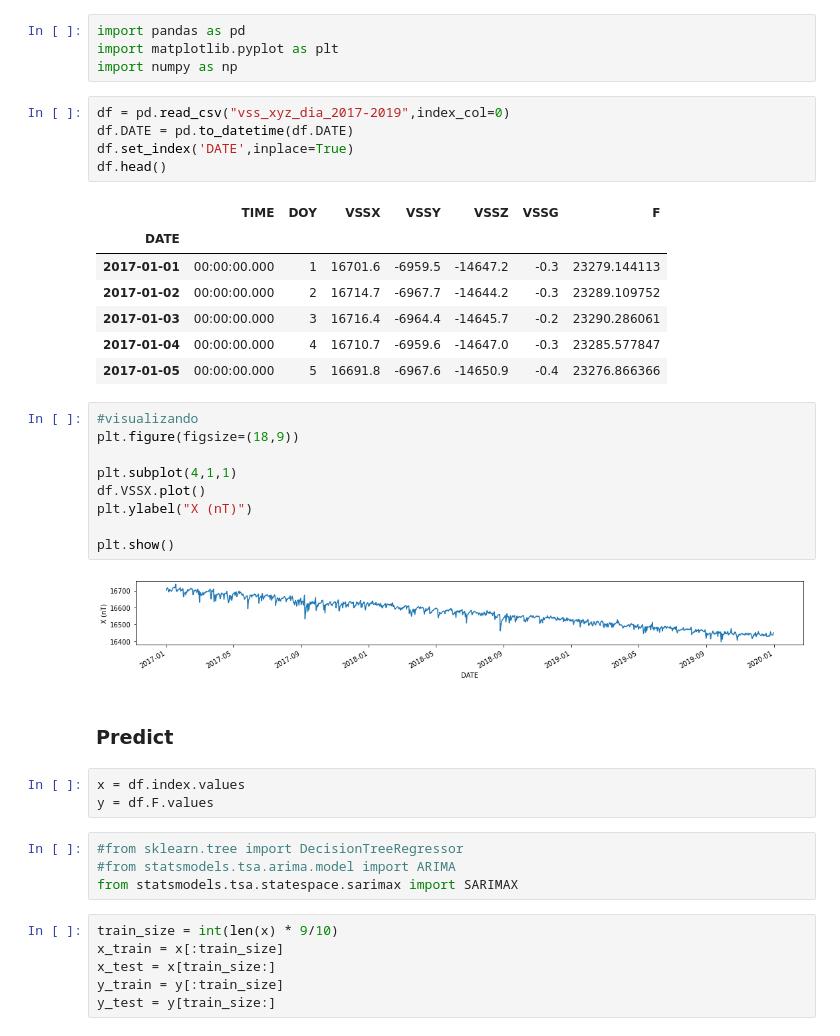
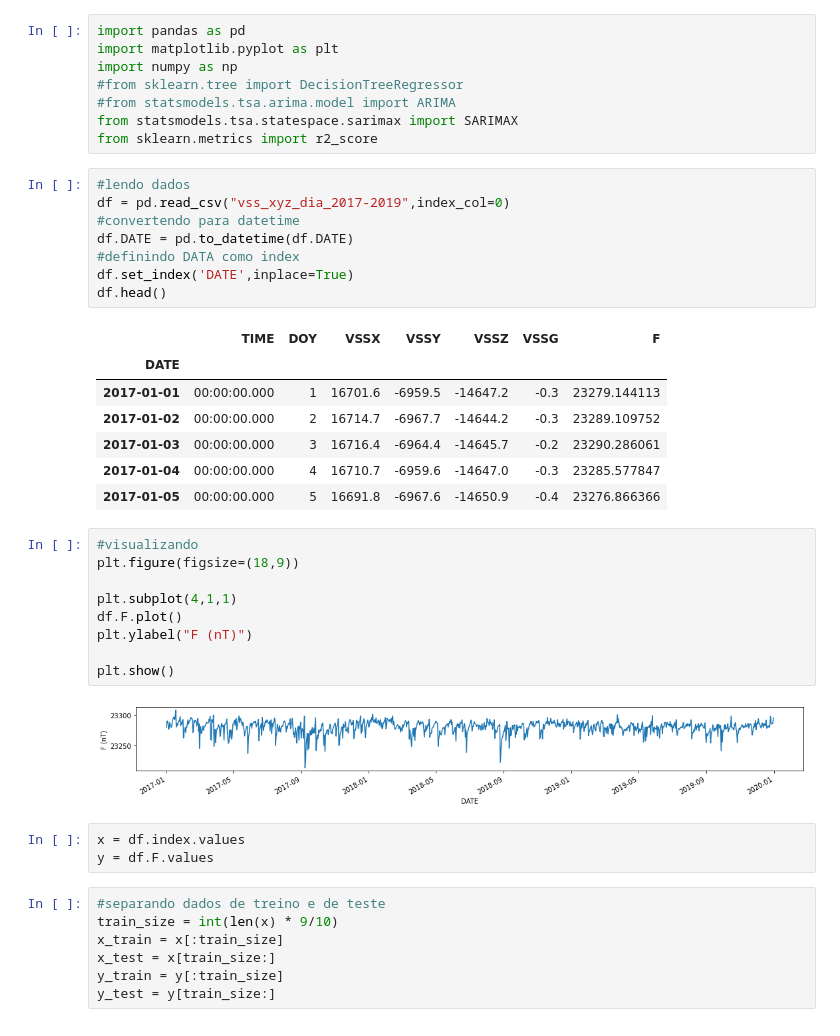
Before and after one commit to gdssouza/VSS_prediction, a Jupyter notebook: predict_SARIMA.ipynb, the cells around one changed output. Saved outputs shown, nothing was run; the diff lists cells and outputs as text.

```diff
--- a/predict_SARIMA.ipynb
+++ b/predict_SARIMA.ipynb
@@ -2,9 +2,16 @@
 import pandas as pd
 import matplotlib.pyplot as plt
 import numpy as np
+#from sklearn.tree import DecisionTreeRegressor
+#from statsmodels.tsa.arima.model import ARIMA
+from statsmodels.tsa.statespace.sarimax import SARIMAX
+from sklearn.metrics import r2_score
 # %%
+#lendo dados
 df = pd.read_csv("vss_xyz_dia_2017-2019",index_col=0)
+#convertendo para datetime
 df.DATE = pd.to_datetime(df.DATE)
+#definindo DATA como index
 df.set_index('DATE',inplace=True)
 df.head()
 # %% [output]
@@ -18,24 +25,19 @@ df.head()
 # %%
 #visualizando
 plt.figure(figsize=(18,9))
 
 plt.subplot(4,1,1)
-df.VSSX.plot()
-plt.ylabel("X (nT)")
+df.F.plot()
+plt.ylabel("F (nT)")
 
 plt.show()
 # %% [output]
-[figure, old version]
+[figure, new version]
-# %% [markdown]
-### Predict
 # %%
 x = df.index.values
 y = df.F.values
-# %%
-#from sklearn.tree import DecisionTreeRegressor
-#from statsmodels.tsa.arima.model import ARIMA
-from statsmodels.tsa.statespace.sarimax import SARIMAX
 # %%
+#separando dados de treino e de teste
 train_size = int(len(x) * 9/10)
 x_train = x[:train_size]
 x_test = x[train_size:]
```
Also changed, not shown: parts of 5 cells of this notebook.
